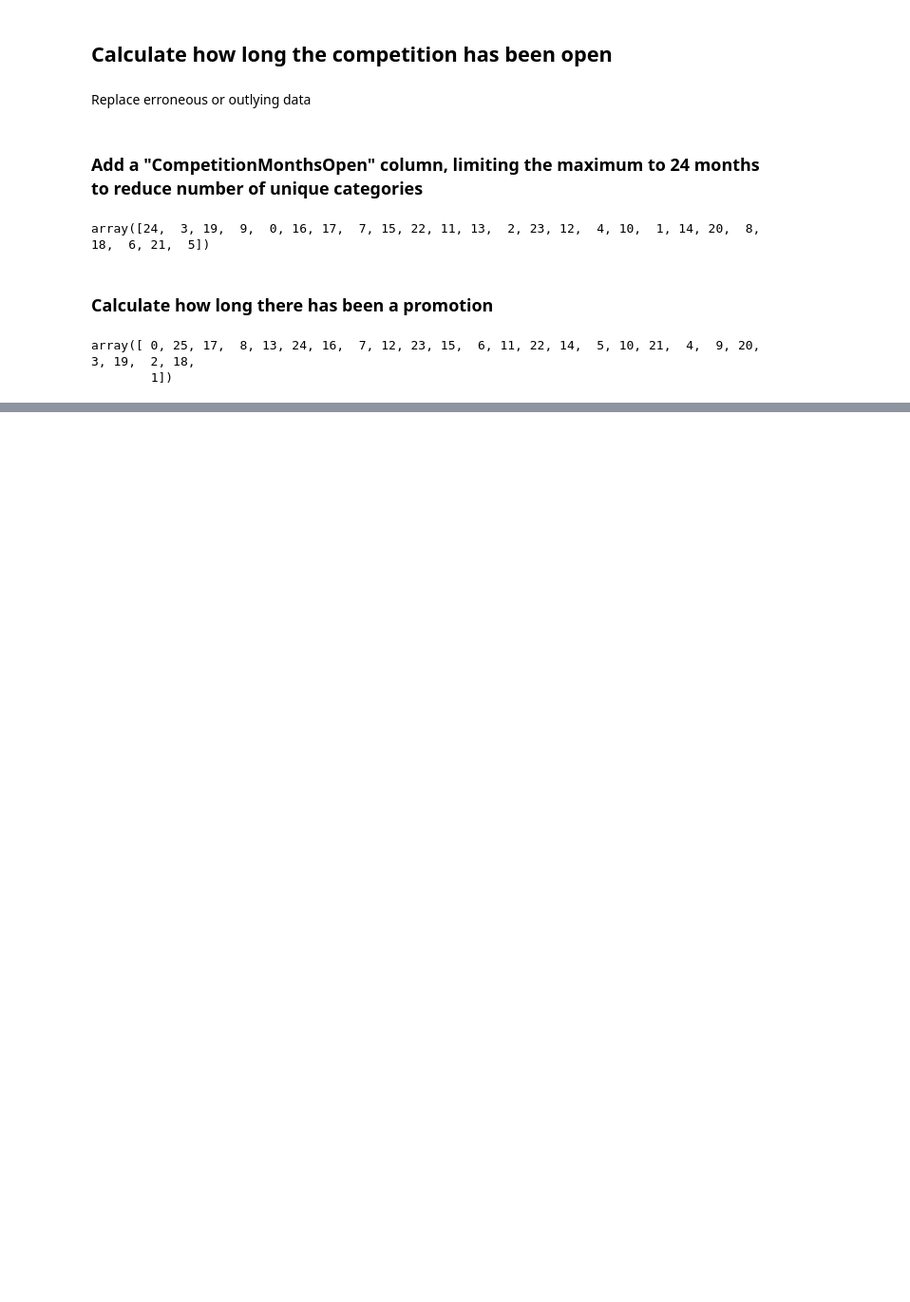
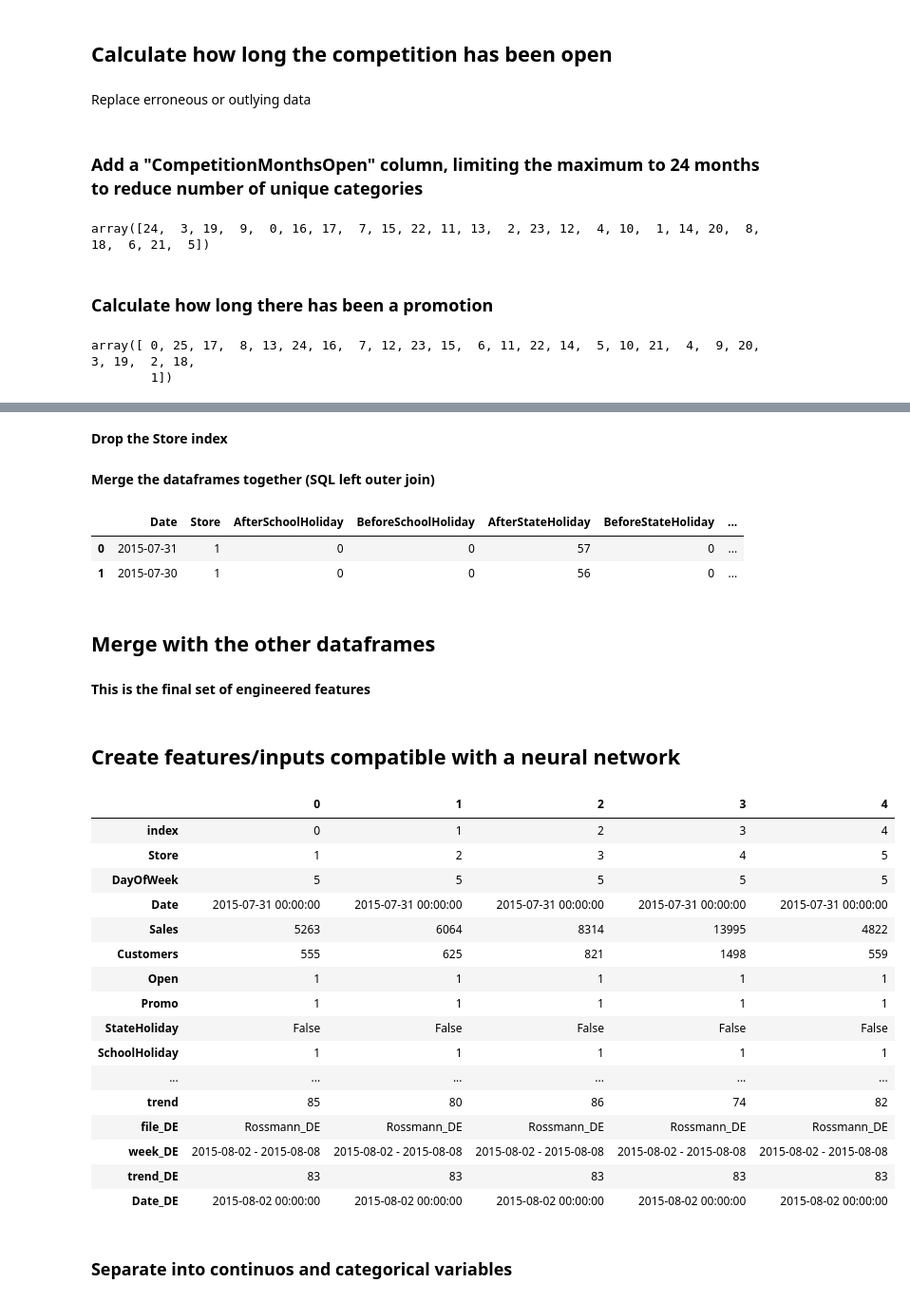
Before and after one commit to aiedward/fastai-1, a Jupyter notebook: Predicting sales - Rossmann Kaggle competition.ipynb, the cells around one changed output, grey strips where cells are left out. Shown at 95% size. Drawn from its saved outputs; the diff is of its cells as text; code cells hidden in the pictures; blank space fills up the shorter version.

Commit message:
Completed Rossmann Kaggle competition

```diff
--- a/Lesson 4 Predicting sales - Rossmann Kaggle competition.ipynb
+++ b/Predicting sales - Rossmann Kaggle competition.ipynb
@@ -335,0 +445,2 @@ joined.to_feather(f'{PATH}joined_test')
+# %% [markdown]
+**Drop the Store index**
@@ -335,0 +460,2 @@ joined.to_feather(f'{PATH}joined_test')
+# %% [markdown]
+**Merge the dataframes together (SQL left outer join)**
@@ -335,0 +471,6 @@ joined.to_feather(f'{PATH}joined_test')
+# %%
+df_train.head(2)
+# %% [output]
+|  | Date | Store | AfterSchoolHoliday | BeforeSchoolHoliday | AfterStateHoliday | BeforeStateHoliday | ... |
+| 0 | 2015-07-31 | 1 | 0 | 0 | 57 | 0 | ... |
+| 1 | 2015-07-30 | 1 | 0 | 0 | 56 | 0 | ... |
@@ -335,0 +485,2 @@ joined.to_feather(f'{PATH}joined_test')
+# %% [markdown]
+## Merge with the other dataframes
@@ -335,0 +502,29 @@ joined.to_feather(f'{PATH}joined_test')
+# %% [markdown]
+**This is the final set of engineered features**
+# %% [markdown]
+## Create features/inputs compatible with a neural network
+# %%
+joined = pd.read_feather(f'{PATH}joined')
+joined_test = pd.read_feather(f'{PATH}joined_test')
+# %%
+joined.head().T.head(40)
+# %% [output]
+|  | 0 | 1 | 2 | 3 | 4 |
+| index | 0 | 1 | 2 | 3 | 4 |
+| Store | 1 | 2 | 3 | 4 | 5 |
+| DayOfWeek | 5 | 5 | 5 | 5 | 5 |
+| Date | 2015-07-31 00:00:00 | 2015-07-31 00:00:00 | 2015-07-31 00:00:00 | 2015-07-31 00:00:00 | 2015-07-31 00:00:00 |
+| Sales | 5263 | 6064 | 8314 | 13995 | 4822 |
+| Customers | 555 | 625 | 821 | 1498 | 559 |
+| Open | 1 | 1 | 1 | 1 | 1 |
+| Promo | 1 | 1 | 1 | 1 | 1 |
+| StateHoliday | False | False | False | False | False |
+| SchoolHoliday | 1 | 1 | 1 | 1 | 1 |
+| ... | ... | ... | ... | ... | ... |
+| trend | 85 | 80 | 86 | 74 | 82 |
+| file_DE | Rossmann_DE | Rossmann_DE | Rossmann_DE | Rossmann_DE | Rossmann_DE |
+| week_DE | 2015-08-02 - 2015-08-08 | 2015-08-02 - 2015-08-08 | 2015-08-02 - 2015-08-08 | 2015-08-02 - 2015-08-08 | 2015-08-02 - 2015-08-08 |
+| trend_DE | 83 | 83 | 83 | 83 | 83 |
+| Date_DE | 2015-08-02 00:00:00 | 2015-08-02 00:00:00 | 2015-08-02 00:00:00 | 2015-08-02 00:00:00 | 2015-08-02 00:00:00 |
+# %% [markdown]
+### Separate into continuos and categorical variables
```
Also changed, not shown: parts of 90 cells of this notebook, 3 other files.
